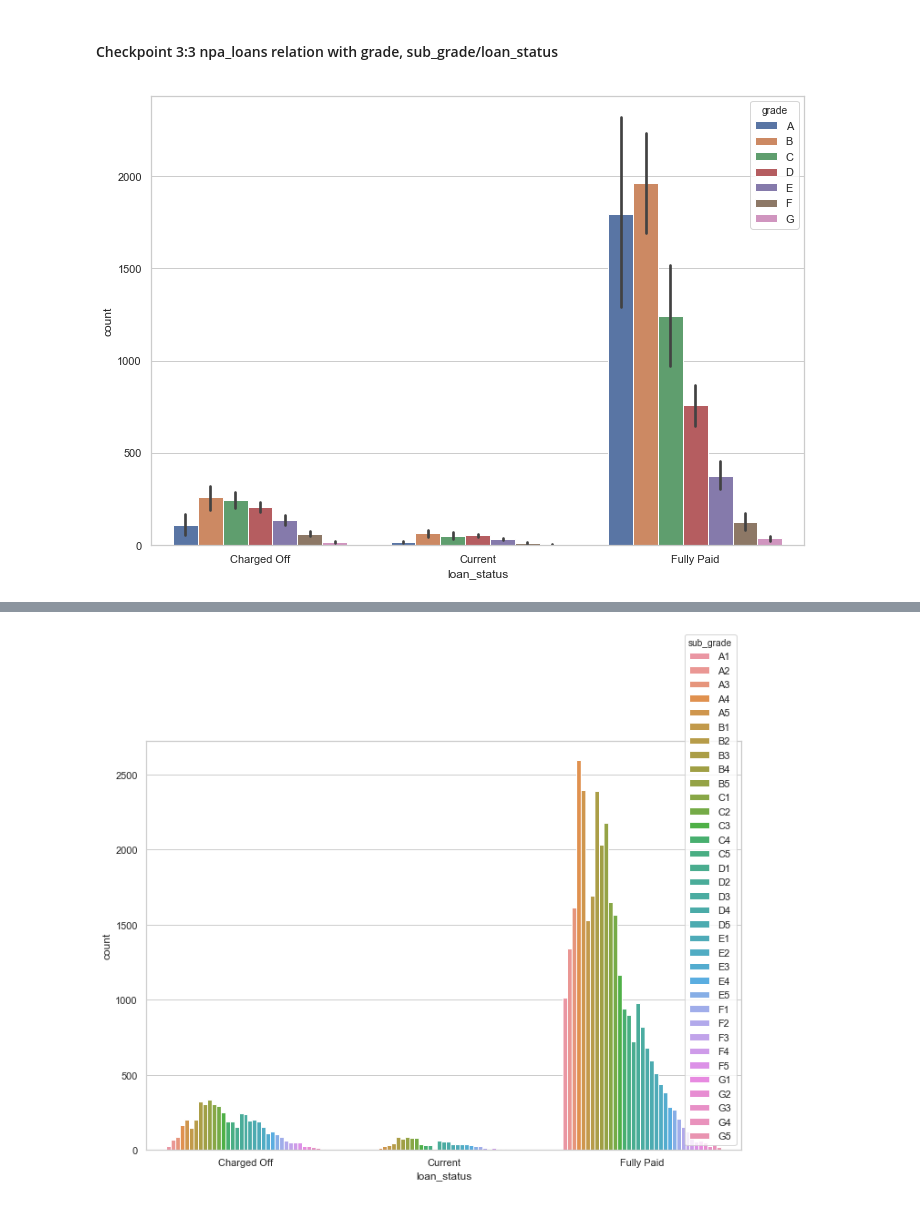
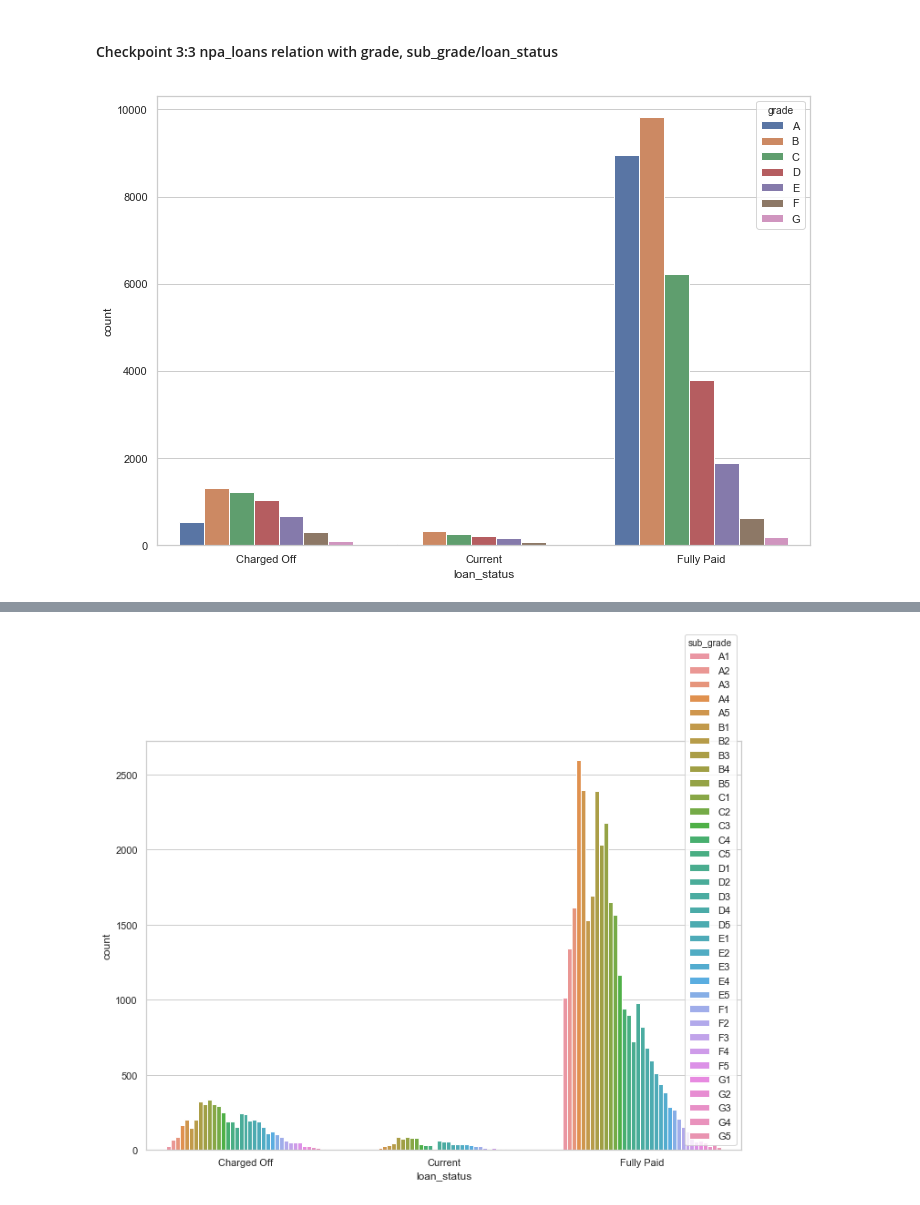
Before and after one commit to prashantkumsrivastava/LendingClubCase, a Jupyter notebook: Lending Club Case Study.ipynb, the cells around one changed output, grey strips where cells are left out. Cells and saved outputs as stored; diff of their text form; code cells hidden in the pictures.

```diff
--- a/Lending Club Case Study.ipynb
+++ b/Lending Club Case Study.ipynb
@@ -59,6 +48,9 @@ Length: 111, dtype: int64
 loan["term"] = loan["term"].apply(lambda x : int(x.replace("months", "")))
 loan["int_rate"] = loan["int_rate"].apply(lambda x : str(x).replace("%", ""))
 loan.emp_length.replace({r'[^0-9]+':''}, regex=True, inplace=True);
+# creat new joint columns for grade+subgrade for plotting
+loan['loan_grade'] = loan.grade + loan.sub_grade
+loan['income_bracket']=pd.cut(loan['annual_inc'],[0,10000,20000,30000,40000,50000,60000,70000,80000,90000,100000,1000000])
 
 #remove empty rows
 loan = loan[ loan["revol_util"].apply(lambda x: str(type(x))) == "<class 'str'>" ]
@@ -89,3 +81,7 @@ loan.dropna(subset=['collections_12_mths_ex_med'],inplace=True)
 loan.dropna(subset=['last_pymnt_d'],inplace=True)
 loan.dropna(subset=['emp_length'],inplace=True)
 loan.dropna(subset=['last_credit_pull_d'],inplace=True)
+
+#dropping columns with just one unique value
+loan = loan.drop(list(loan.nunique()[loan.nunique() == 1].index), axis=1)
+loan.head()
@@ -119,3 +96,0 @@ loan['loan_grade'] = loan.grade + loan.sub_grade
-# %%
-#create new calc column for EAD ( Exposure at default given by current outstading of loan)
-loan['EAD'] = abs(loan.total_pymnt -(loan.total_rec_prncp + loan.total_rec_int+loan.total_rec_late_fee))
@@ -141,3 +122,10 @@ df1 = loan.groupby(['loan_status','home_ownership']).size().to_frame(name = 'cou
 ax = sns.barplot(x='home_ownership', y='count',hue='loan_status' , data=df1,orient='H')
 # %% [output]
 [figure]
+# %%
+#npa_loans relation with home ownership/loan_status for only NPA loans
+%matplotlib inline
+sns.set(rc={'figure.figsize':(11.7,8.27)})
+sns.set_style("whitegrid")
+df1 = df.groupby(['loan_status','home_ownership']).size().to_frame(name = 'count').reset_index()
+ax = sns.barplot(x='home_ownership', y='count',hue='loan_status' , data=df1,orient='H')
@@ -154,3 +144,10 @@ df2 = loan.groupby(['loan_status','loan_grade']).size().to_frame(name = 'count')
 ax2 = sns.barplot(x='loan_status', y='count',hue='loan_grade' , data=df2,orient='H')
 # %% [output]
 [figure]
+# %%
+#npa_loans relation with loan_grade/loan_status for NPA loans
+%matplotlib inline
+sns.set(rc={'figure.figsize':(11.7,8.27)})
+sns.set_style("whitegrid")
+df2 = df.groupby(['loan_status','loan_grade']).size().to_frame(name = 'count').reset_index()
+ax2 = sns.barplot(x='loan_status', y='count',hue='loan_grade' , data=df2,orient='H')
@@ -161,9 +160,9 @@ ax2 = sns.barplot(x='loan_status', y='count',hue='loan_grade' , data=df2,orient=
 # %%
 #npa_loans relation with grade/loan_status
 %matplotlib inline
 sns.set(rc={'figure.figsize':(11.7,8.27)})
 sns.set_style("whitegrid")
-df2 = loan.groupby(['loan_status','grade','sub_grade']).size().to_frame(name = 'count').reset_index()
+df2 = loan.groupby(['loan_status','grade']).size().to_frame(name = 'count').reset_index()
 ax2 = sns.barplot(x='loan_status', y='count',hue='grade' , data=df2,orient='H')
 # %% [output]
-[figure, old version]
+[figure, new version]
```
Also changed, not shown: parts of 37 cells of this notebook.
